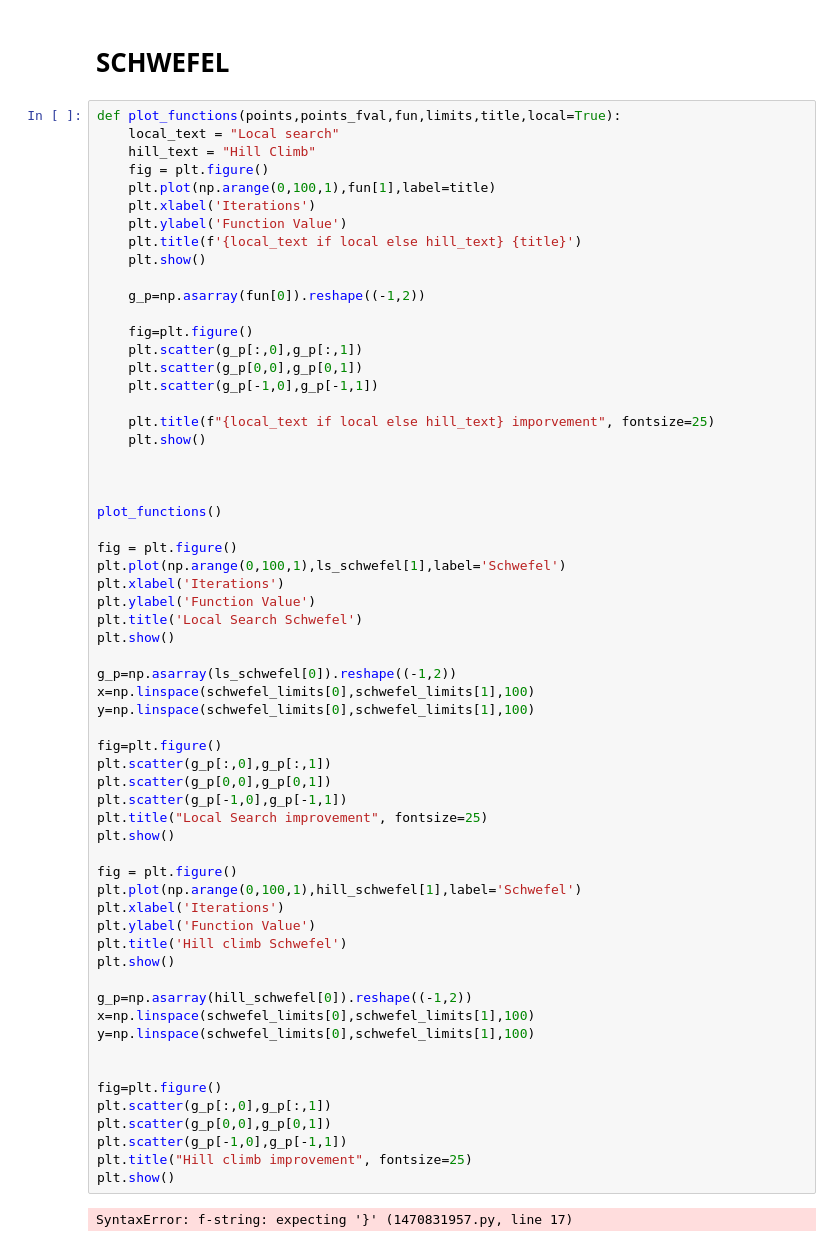
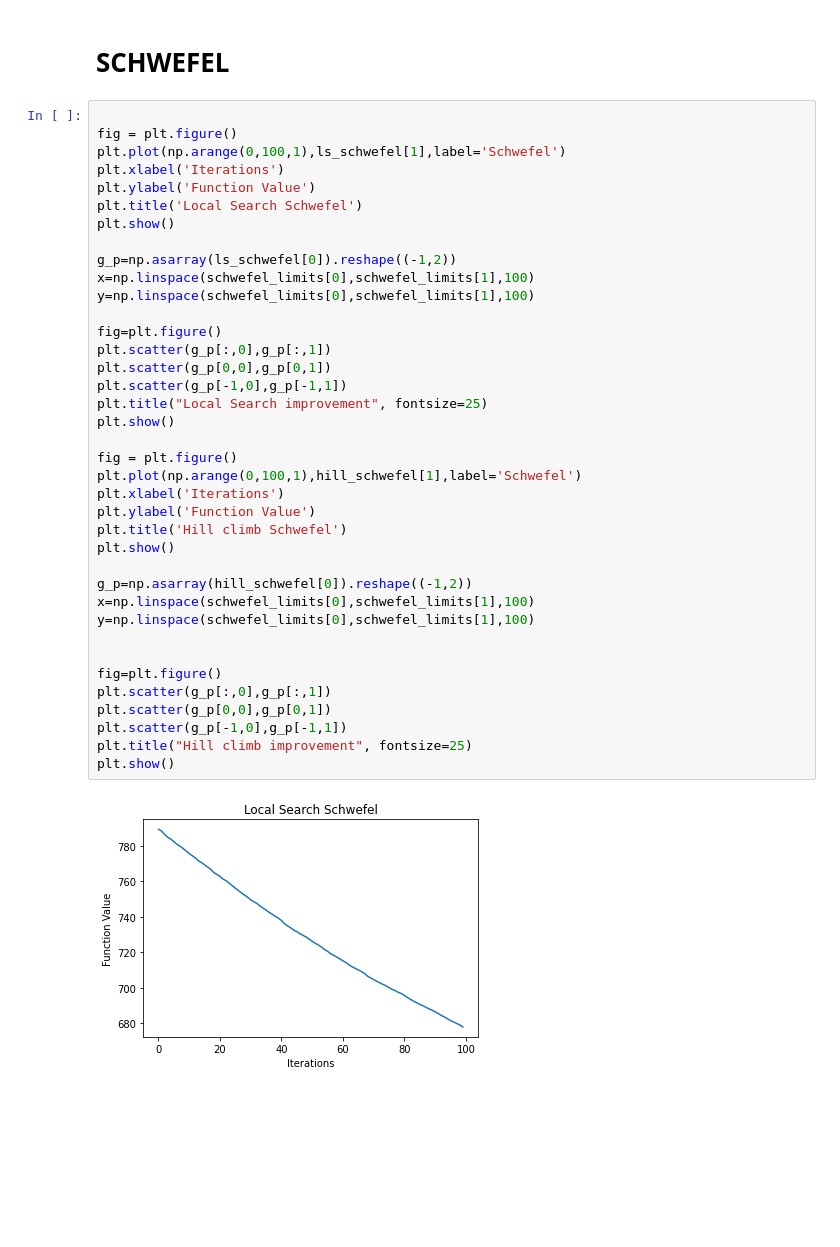
Before and after one commit to Edems10/matematicka_informatika, a Jupyter notebook: 02.ipynb, the cells around one changed output. Cells and saved outputs as stored; diff of their text form; blank space fills up the shorter version.

```diff
--- a/02.ipynb
+++ b/02.ipynb
@@ -114,29 +114,6 @@ hill_zaarkov=hill_climber(zakharov,zakharov_limits[0],zakharov_limits[1])
 # %% [markdown]
 # SCHWEFEL
 # %%
-def plot_functions(points,points_fval,fun,limits,title,local=True):
-    local_text = "Local search"
-    hill_text = "Hill Climb"
-    fig = plt.figure()
-    plt.plot(np.arange(0,100,1),fun[1],label=title)
-    plt.xlabel('Iterations')
-    plt.ylabel('Function Value')
-    plt.title(f'{local_text if local else hill_text} {title}')
-    plt.show()
-
-    g_p=np.asarray(fun[0]).reshape((-1,2))
-
-    fig=plt.figure()
-    plt.scatter(g_p[:,0],g_p[:,1])
-    plt.scatter(g_p[0,0],g_p[0,1])
-    plt.scatter(g_p[-1,0],g_p[-1,1])
-
-    plt.title(f"{local_text if local else hill_text} imporvement", fontsize=25)
-    plt.show()
-
-
-
-plot_functions()
 
 fig = plt.figure()
 plt.plot(np.arange(0,100,1),ls_schwefel[1],label='Schwefel')
@@ -148,31 +125,31 @@ plt.show()
 g_p=np.asarray(ls_schwefel[0]).reshape((-1,2))
 x=np.linspace(schwefel_limits[0],schwefel_limits[1],100)
 y=np.linspace(schwefel_limits[0],schwefel_limits[1],100)
 
 fig=plt.figure()
 plt.scatter(g_p[:,0],g_p[:,1])
 plt.scatter(g_p[0,0],g_p[0,1])
 plt.scatter(g_p[-1,0],g_p[-1,1])
 plt.title("Local Search improvement", fontsize=25)
 plt.show()
 
 fig = plt.figure()
 plt.plot(np.arange(0,100,1),hill_schwefel[1],label='Schwefel')
 plt.xlabel('Iterations')
 plt.ylabel('Function Value')
 plt.title('Hill climb Schwefel')
 plt.show()
 
 g_p=np.asarray(hill_schwefel[0]).reshape((-1,2))
 x=np.linspace(schwefel_limits[0],schwefel_limits[1],100)
 y=np.linspace(schwefel_limits[0],schwefel_limits[1],100)
 
 
 fig=plt.figure()
 plt.scatter(g_p[:,0],g_p[:,1])
 plt.scatter(g_p[0,0],g_p[0,1])
 plt.scatter(g_p[-1,0],g_p[-1,1])
 plt.title("Hill climb improvement", fontsize=25)
 plt.show()
 # %% [output]
-SyntaxError: f-string: expecting '}' (1470831957.py, line 17)
+[figure, added]
```
Also changed, not shown: parts of 9 cells of this notebook.
